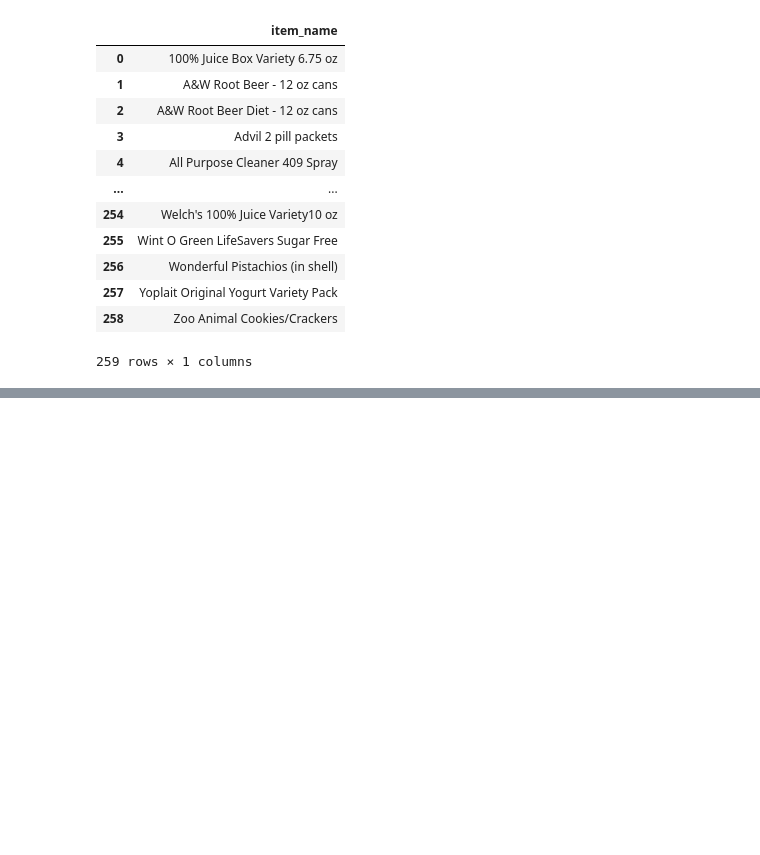
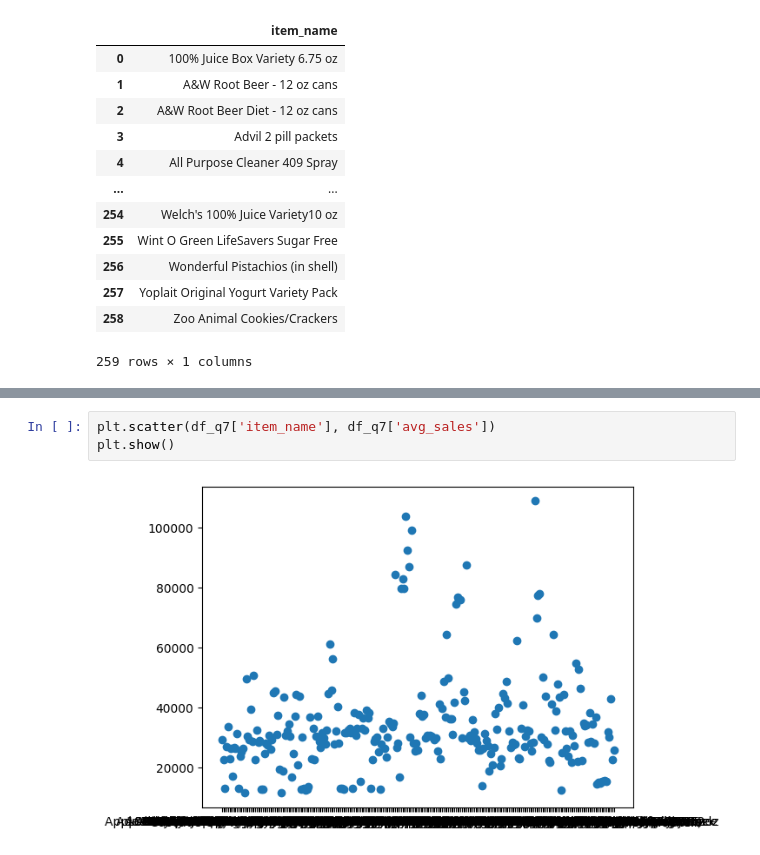
Before and after one commit to esrdlab-vinternship/HDA-Buet-vtraining-23, a Jupyter notebook: notebook/analytics/OLAP.ipynb, the cells around one changed output, grey strips where cells are left out. Saved outputs shown, nothing was run; the diff lists cells and outputs as text; blank space fills up the shorter version.

```diff
--- a/notebook/analytics/OLAP.ipynb
+++ b/notebook/analytics/OLAP.ipynb
@@ -444,0 +440,5 @@ plt.show()
+# %%
+plt.scatter(df_q7['item_name'], df_q7['avg_sales'])
+plt.show()
+# %% [output]
+[figure, added]
```
Also changed, not shown: parts of 23 cells of this notebook, 2 other files.
